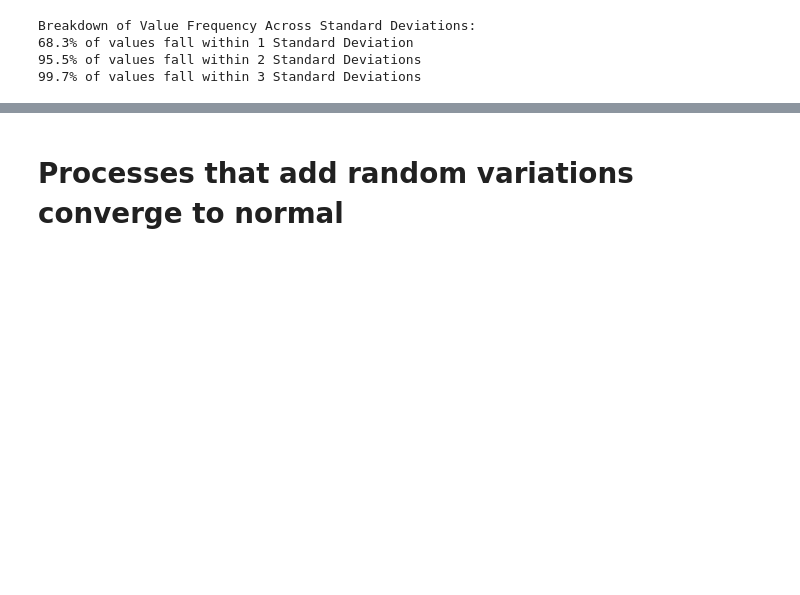
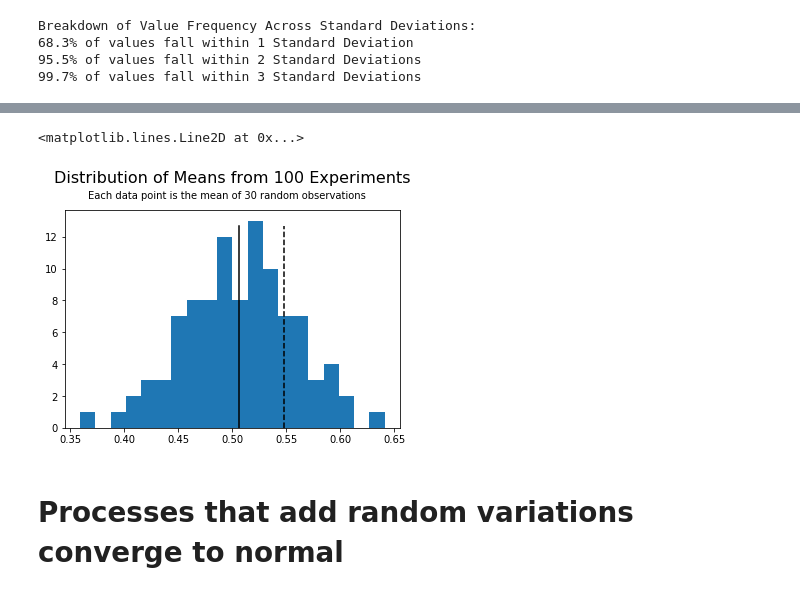
Before and after one commit to jsolson4/Properties-of-the-Normal-Distribution, a Jupyter notebook: Gaussian_examples.ipynb, the cells around one changed output, grey strips where cells are left out. Drawn from its saved outputs; the diff is of its cells as text; code cells hidden in the pictures; blank space fills up the shorter version.

```diff
--- a/Gaussian_examples.ipynb
+++ b/Gaussian_examples.ipynb
@@ -84,3 +120,19 @@ Breakdown of Value Frequency Across Standard Deviations:
+# %%
+# Plot the distribution of experiments
+plt.hist(results, bins = 20)
+#plt.gca().set(title= f'Distribution of Means from {len(results)} Experiments', ylabel='Frequency')
+
+plt.title(f'Distribution of Means from {len(results)} Experiments', y=1.10, fontsize=16)
+plt.suptitle('Each data point is the mean of 30 random observations', fontsize=10, y = 0.95)
+
+# add line indicating the mean from a single experiment
+plt.axvline(x=example_experiment.mean(), ymin = 0, ymax = 0.93, color='k', linestyle = 'dashed')
+
+# add line indicating the mean of the means
+plt.axvline(x= mean(results), ymin = 0, ymax = 0.93, color='k')
+# %% [output]
+<matplotlib.lines.Line2D at 0x...>
+[figure, added]
 # %% [markdown]
 # Processes that add random variations converge to normal
 # %%
```
Also changed, not shown: parts of 13 cells of this notebook.
